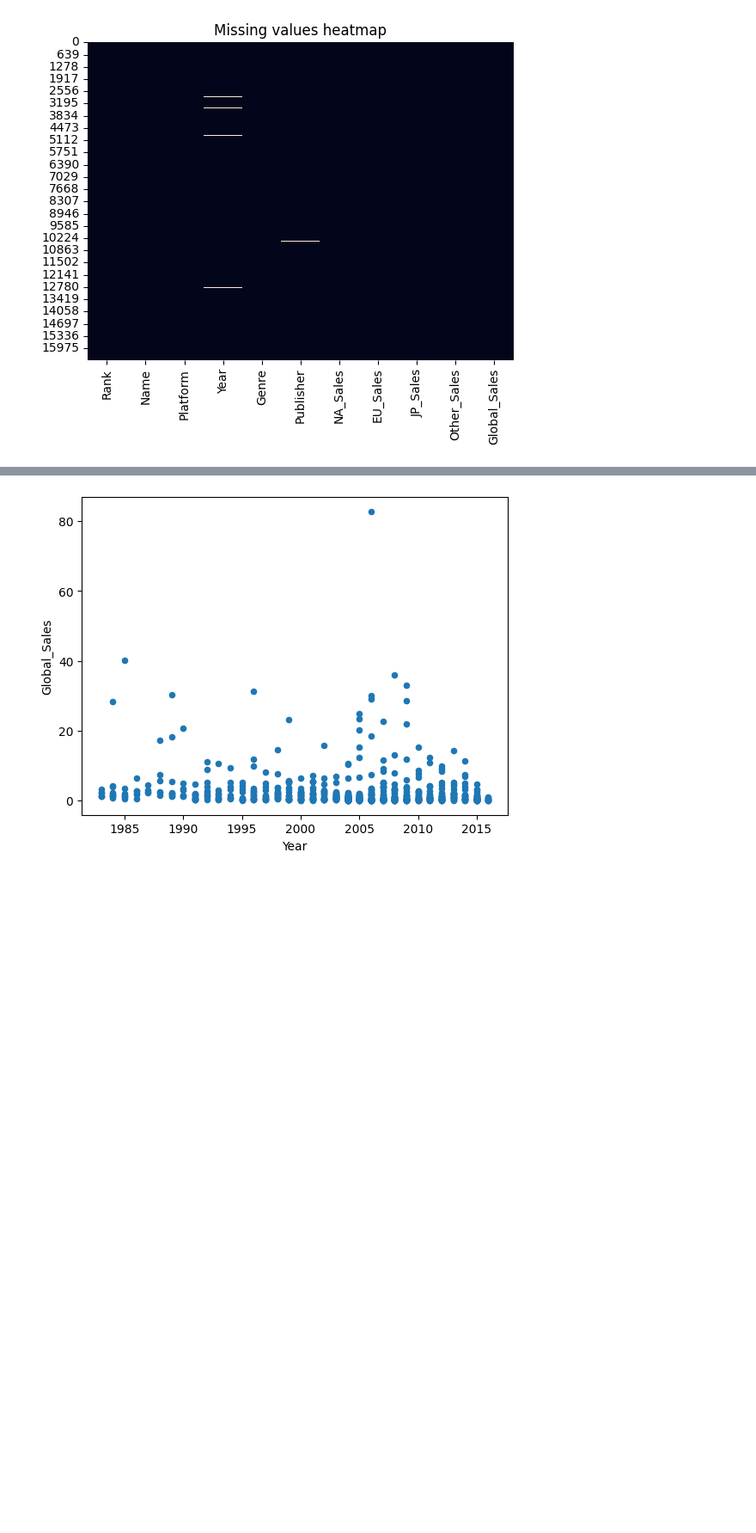
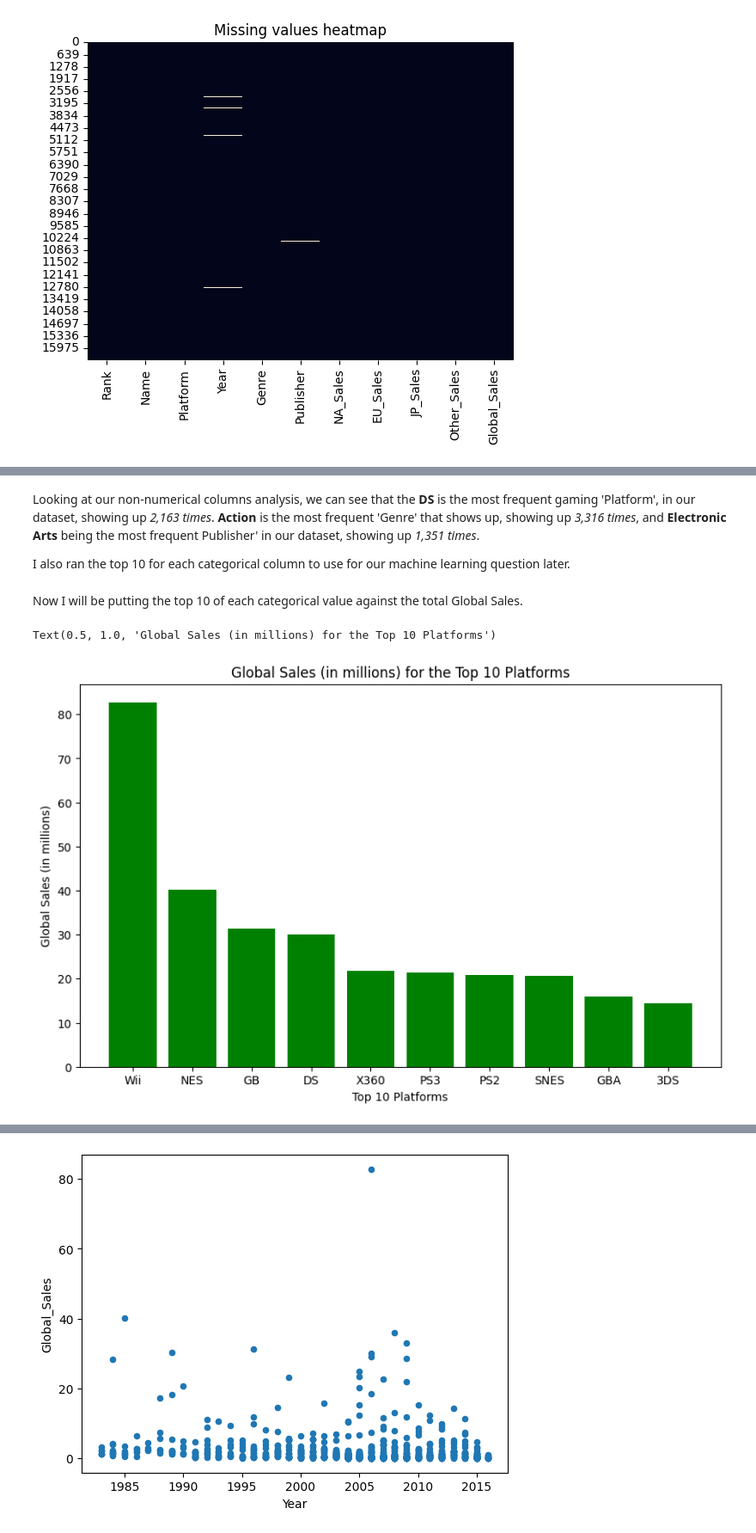
Before and after one commit to jadeqnguyen/cwl-data, a Jupyter notebook: final_notebook.ipynb, the cells around one changed output, grey strips where cells are left out. Shown: that part at 86% size. Saved outputs shown, nothing was run; the diff lists cells and outputs as text; code cells hidden in the pictures; blank space fills up the shorter version.

```diff
--- a/final_notebook.ipynb
+++ b/final_notebook.ipynb
@@ -121,0 +197,18 @@ Name: Genre, dtype: object
+# %% [markdown]
+Looking at our non-numerical columns analysis, we can see that the **DS** is the most frequent gaming 'Platform', in our dataset, showing up *2,163 times*. **Action** is the most frequent 'Genre' that shows up, showing up *3,316 times*, and **Electronic Arts** being the most frequent Publisher' in our dataset, showing up *1,351 times*.
+
+I also ran the top 10 for each categorical column to use for our machine learning question later.
+# %% [markdown]
+Now I will be putting the top 10 of each categorical value against the total Global Sales.
+# %%
+platform_df = df.sort_values(by='Global_Sales', ascending=False)
+top_10_platforms = platform_df.head(33)
+
+plt.figure(figsize=(10,6))
+plt.bar(top_10_platforms['Platform'],top_10_platforms['Global_Sales'], color='green')
+plt.xlabel('Top 10 Platforms')
+plt.ylabel('Global Sales (in millions)')
+plt.title('Global Sales (in millions) for the Top 10 Platforms')
+# %% [output]
+Text(0.5, 1.0, 'Global Sales (in millions) for the Top 10 Platforms')
+[figure, added]
```
Also changed, not shown: parts of 34 cells of this notebook, 1 other file.
